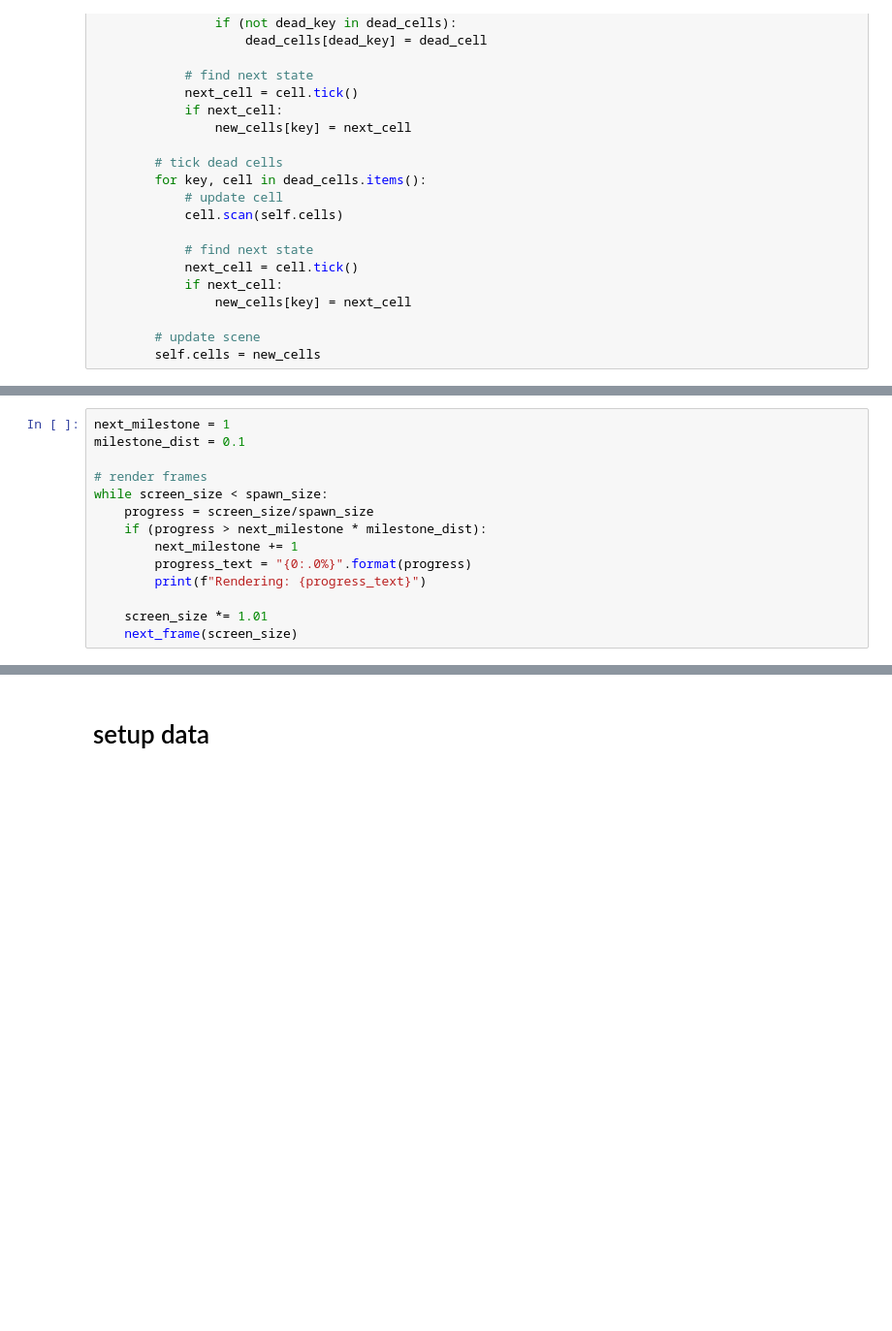
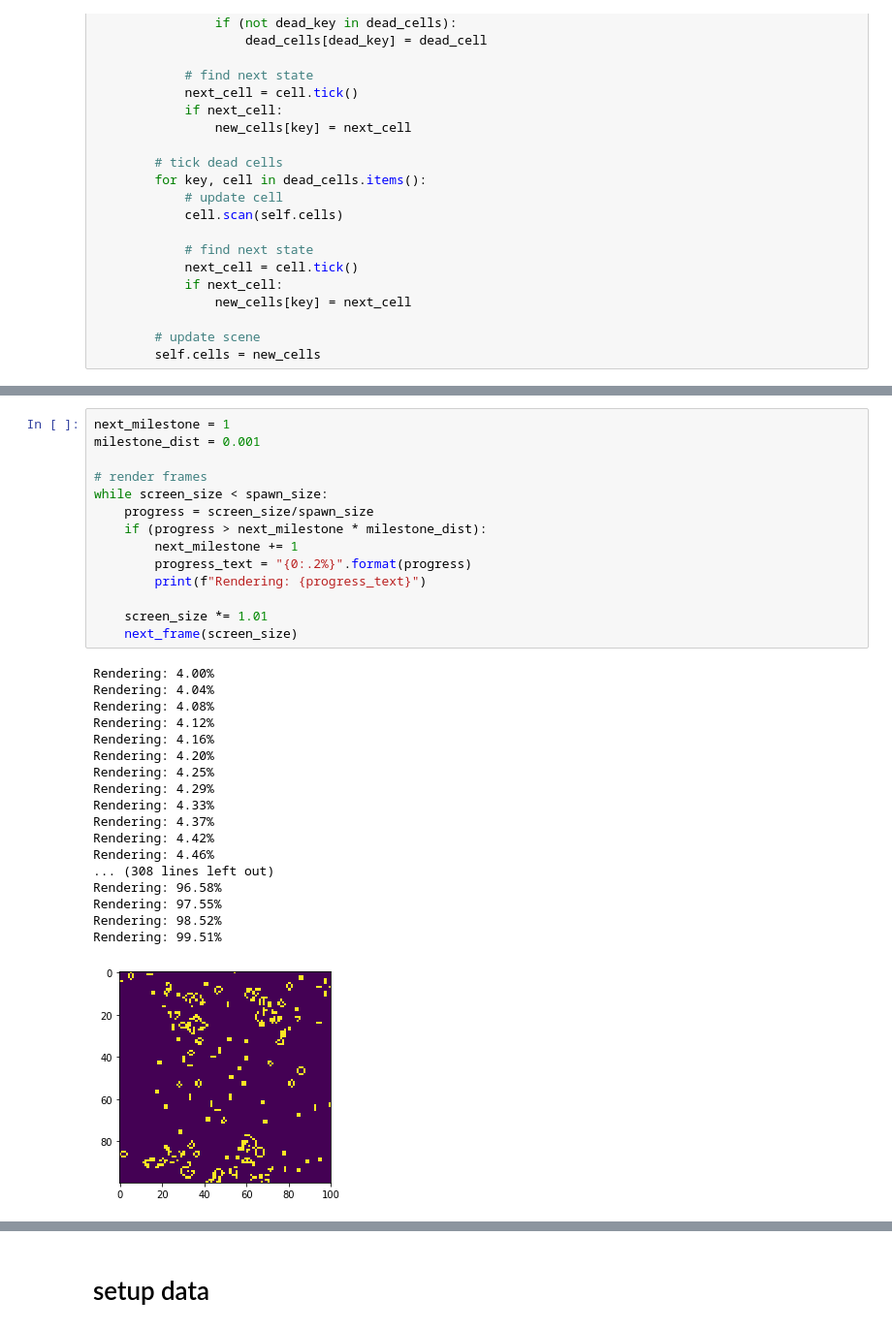
Before and after one commit to LeonKuhne/envision, a Jupyter notebook: Envision.ipynb, the cells around one changed output, grey strips where cells are left out. Shown at 97% size. Cells and saved outputs as stored; diff of their text form; blank space fills up the shorter version.

```diff
--- a/Envision.ipynb
+++ b/Envision.ipynb
@@ -204,17 +213,36 @@ next_frame(spawn_size)
 # %%
 next_milestone = 1
-milestone_dist = 0.1
+milestone_dist = 0.001
 
 # render frames
 while screen_size < spawn_size:
     progress = screen_size/spawn_size
     if (progress > next_milestone * milestone_dist):
         next_milestone += 1
-        progress_text = "{0:.0%}".format(progress)
+        progress_text = "{0:.2%}".format(progress)
         print(f"Rendering: {progress_text}")
 
     screen_size *= 1.01
     next_frame(screen_size)
+# %% [output]
+Rendering: 4.00%
+Rendering: 4.04%
+Rendering: 4.08%
+Rendering: 4.12%
+Rendering: 4.16%
+Rendering: 4.20%
+Rendering: 4.25%
+Rendering: 4.29%
+Rendering: 4.33%
+Rendering: 4.37%
+Rendering: 4.42%
+Rendering: 4.46%
+... (308 lines left out)
+Rendering: 96.58%
+Rendering: 97.55%
+Rendering: 98.52%
+Rendering: 99.51%
+[figure, added]
 # %%
 # convert images to video
 file_pattern = sim_file_name("%03d")
```
Also changed, not shown: parts of 7 cells of this notebook.
